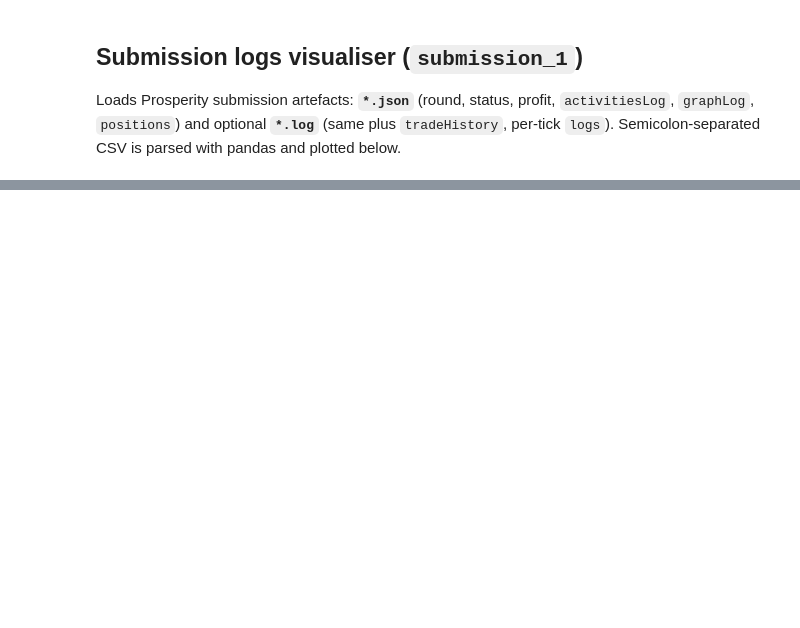
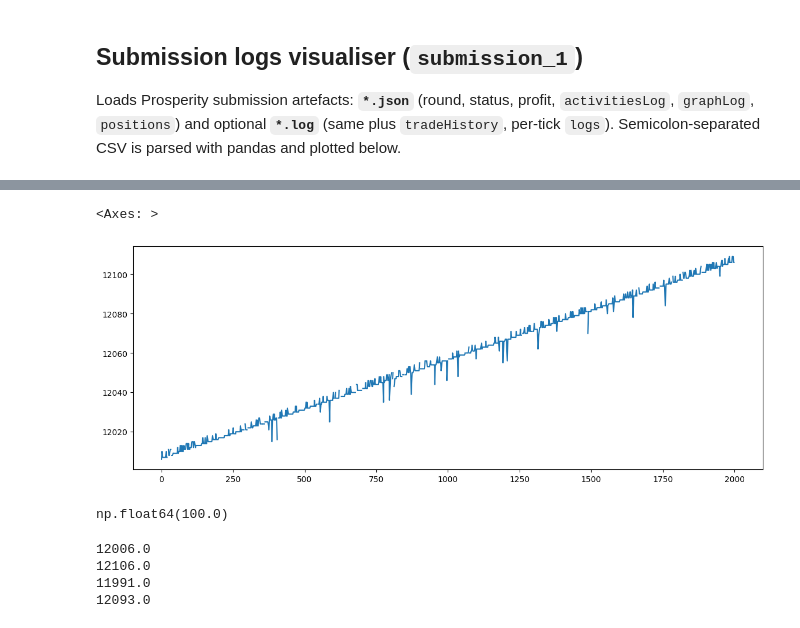
Before and after one commit to DevanshArora2002/IMC_Trading, a Jupyter notebook: Round_1/ROUND1/sample.ipynb, the cells around one changed output, grey strips where cells are left out. Saved outputs shown, nothing was run; the diff lists cells and outputs as text; code cells hidden in the pictures; blank space fills up the shorter version.

```diff
--- a/Round_1/ROUND1/sample.ipynb
+++ b/Round_1/ROUND1/sample.ipynb
@@ -582,0 +640,22 @@ tradeHistory rows: 122
+# %%
+os = sub_act[sub_act['product']=='INTARIAN_PEPPER_ROOT']
+os['ask_price_1'].plot()
+#os['bid_price_1'].plot()
+# %% [output]
+<Axes: >
+[figure, added]
+# %%
+os['ask_price_1'].iloc[-1] - os['ask_price_1'].iloc[0]
+# %% [output]
+np.float64(100.0)
+# %%
+print(os['ask_price_1'].iloc[0])
+print(os['ask_price_1'].iloc[-1])
+
+print(os['bid_price_1'].iloc[0])
+print(os['bid_price_1'].iloc[-1])
+# %% [output]
+12006.0
+12106.0
+11991.0
+12093.0
```
Also changed, not shown: parts of 13 cells of this notebook, 13 other files.
